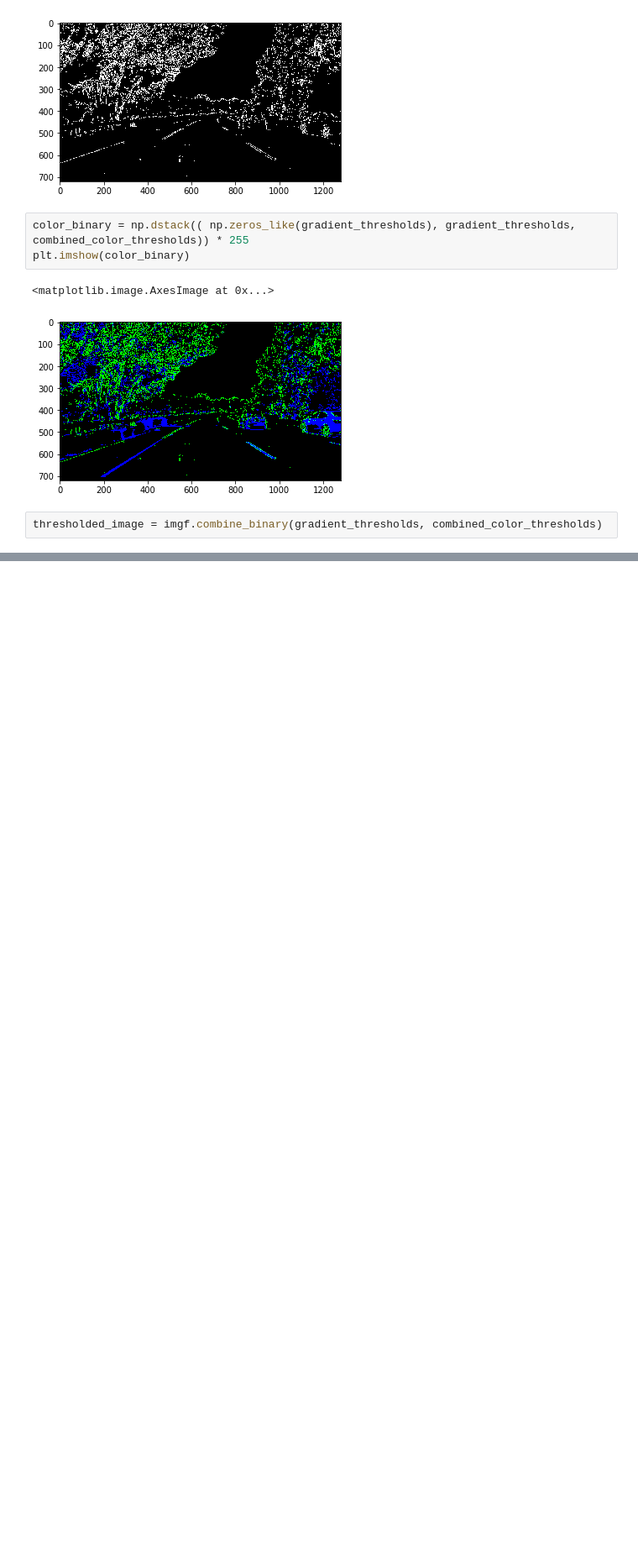
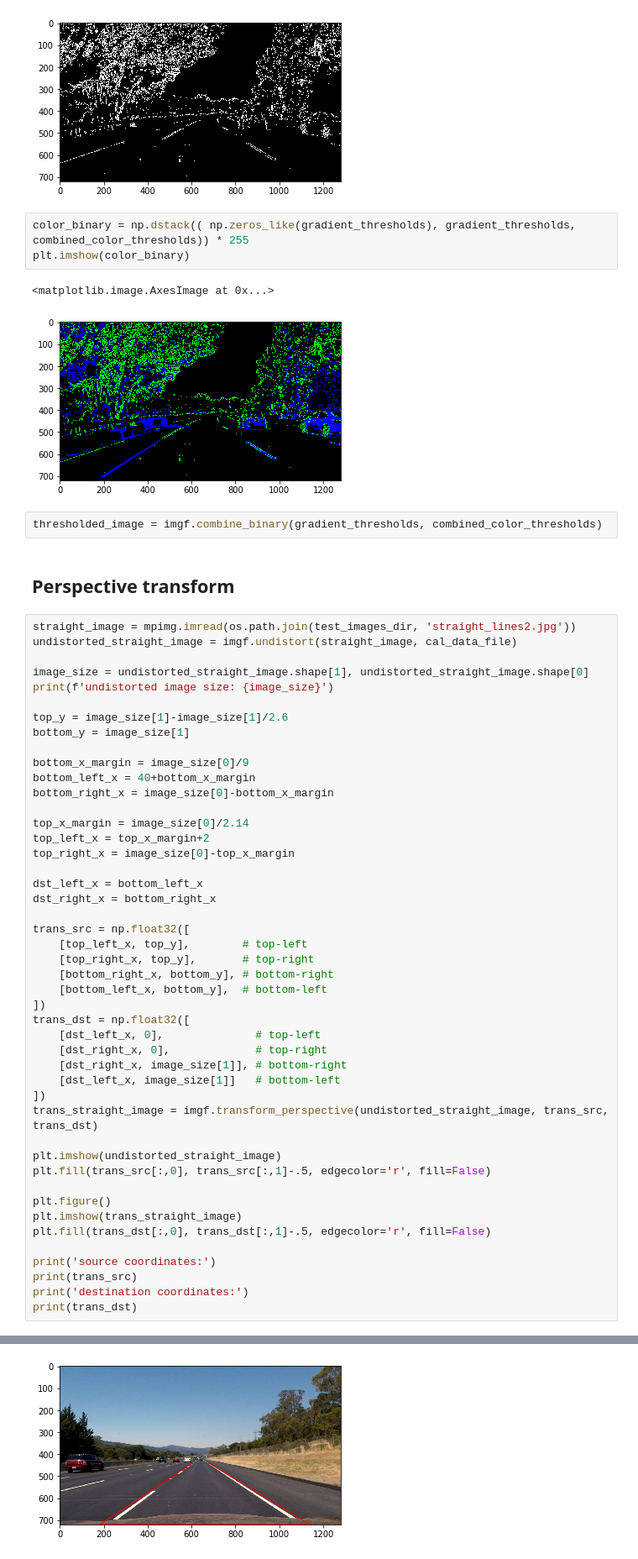
Before and after one commit to Pyrax/CarND-Advanced-Lane-Lines, a Jupyter notebook: src/lane_finding.ipynb, the cells around one changed output, grey strips where cells are left out. Shown at 84% size. Saved outputs shown, nothing was run; the diff lists cells and outputs as text; blank space fills up the shorter version.

Commit message:
Add perspective transform

```diff
--- a/src/lane_finding.ipynb
+++ b/src/lane_finding.ipynb
@@ -99,3 +99,52 @@ plt.imshow(color_binary)
 [figure]
 # %%
 thresholded_image = imgf.combine_binary(gradient_thresholds, combined_color_thresholds)
+# %% [markdown]
+## Perspective transform
+# %%
+straight_image = mpimg.imread(os.path.join(test_images_dir, 'straight_lines2.jpg'))
+undistorted_straight_image = imgf.undistort(straight_image, cal_data_file)
+
+image_size = undistorted_straight_image.shape[1], undistorted_straight_image.shape[0]
+print(f'undistorted image size: {image_size}')
+
+top_y = image_size[1]-image_size[1]/2.6
+bottom_y = image_size[1]
+
+bottom_x_margin = image_size[0]/9
+bottom_left_x = 40+bottom_x_margin
+bottom_right_x = image_size[0]-bottom_x_margin
+
+top_x_margin = image_size[0]/2.14
+top_left_x = top_x_margin+2
+top_right_x = image_size[0]-top_x_margin
+
+dst_left_x = bottom_left_x
+dst_right_x = bottom_right_x
+
+trans_src = np.float32([
+    [top_left_x, top_y],        # top-left
+    [top_right_x, top_y],       # top-right
+    [bottom_right_x, bottom_y], # bottom-right
+    [bottom_left_x, bottom_y],  # bottom-left
+])
+trans_dst = np.float32([
+    [dst_left_x, 0],              # top-left
+    [dst_right_x, 0],             # top-right
+    [dst_right_x, image_size[1]], # bottom-right
+    [dst_left_x, image_size[1]]   # bottom-left
+])
+trans_straight_image = imgf.transform_perspective(undistorted_straight_image, trans_src, trans_dst)
+
+plt.imshow(undistorted_straight_image)
+plt.fill(trans_src[:,0], trans_src[:,1]-.5, edgecolor='r', fill=False)
+
+plt.figure()
+plt.imshow(trans_straight_image)
+plt.fill(trans_dst[:,0], trans_dst[:,1]-.5, edgecolor='r', fill=False)
+
+print('source coordinates:')
+print(trans_src)
+print('destination coordinates:')
+print(trans_dst)
+# %% [output]
@@ -101,0 +162 @@ thresholded_image = imgf.combine_binary(gradient_thresholds, combined_color_thre
+[figure, added]
```
Also changed, not shown: parts of 3 cells of this notebook, 2 other files.
